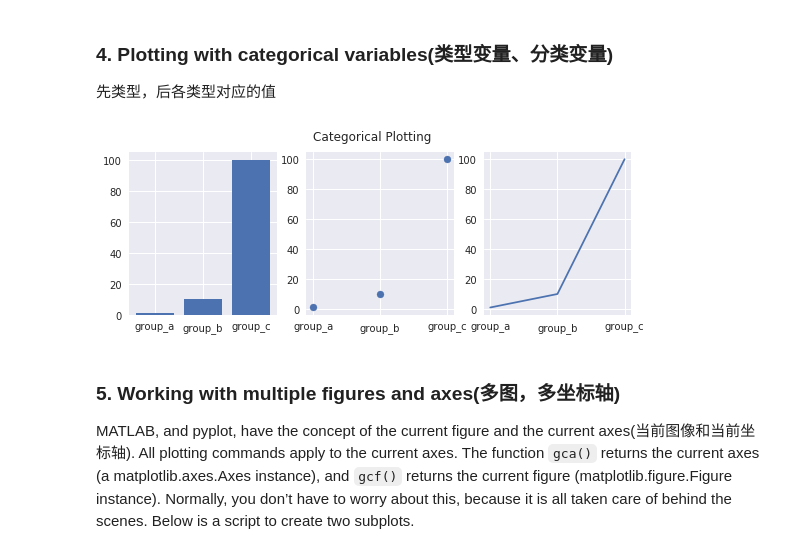
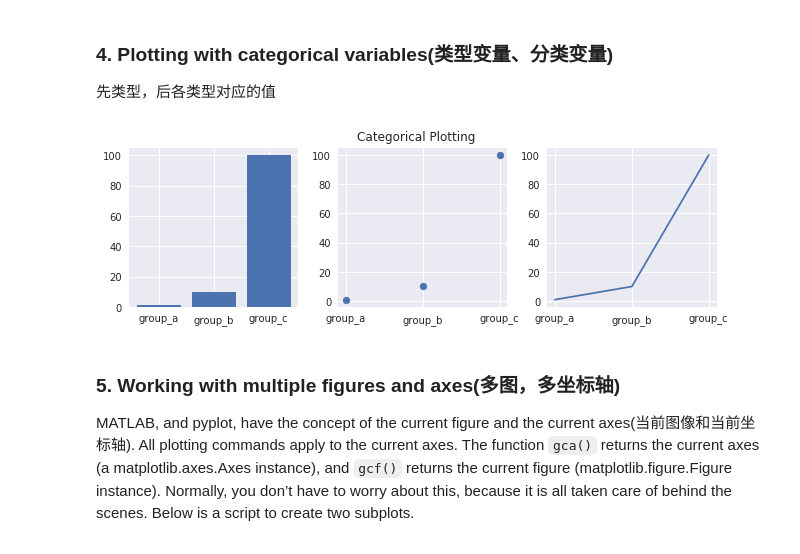
Before and after one commit to OnlyBelter/jupyter-note, a Jupyter notebook: matplotlib_basic/01 Basic of plot/01基本设置和画图基础.ipynb, the cells around one changed output. Drawn from its saved outputs; the diff is of its cells as text; code cells hidden in the pictures.

```diff
--- a/matplotlib_basic/01 Basic of plot/01基本设置和画图基础.ipynb
+++ b/matplotlib_basic/01 Basic of plot/01基本设置和画图基础.ipynb
@@ -68,21 +68,23 @@ plt.show()
 ### 4. Plotting with categorical variables(类型变量、分类变量)
 先类型，后各类型对应的值
 # %%
-names = ['group_a', 'group_b', 'group_c']
-values = [1, 10, 100]
+names = ['group_a', 'group_b', 'group_c']  # 不同分类的名称
+values = [1, 10, 100]  # 不同分类对应的值
 
 plt.figure(1, figsize=(9, 3))  # 设置图片大小
 
 plt.subplot(131)  # 1x3, 第一个子图
 plt.bar(names, values)  # 柱状图
-plt.subplot(132)
+plt.subplot(132)  # 1x3, 第二个子图
 plt.scatter(names, values)  # 散点图
-plt.subplot(133)
+plt.subplot(133)  # 1x3, 第三个子图
 plt.plot(names, values)  # 折线图
 plt.suptitle('Categorical Plotting')  # 图片的标题
-plt.show()
+# w_pad设置子图之间的间隔宽度;rect设置整个图像部分（矩形）的左上点坐标和右下点坐标，默认值为[0, 0, 1, 1]
+plt.tight_layout(w_pad=0.1, rect=[0, 0.03, 1, 0.95])
+plt.savefig('demo1.png', dpi=200)  # 保存图片
 # %% [output]
-[figure, old version]
+[figure, new version]
 # %% [markdown]
 ### 5. Working with multiple figures and axes(多图，多坐标轴)
 
```
Also changed, not shown: parts of 1 cell of this notebook, 7 other files.
